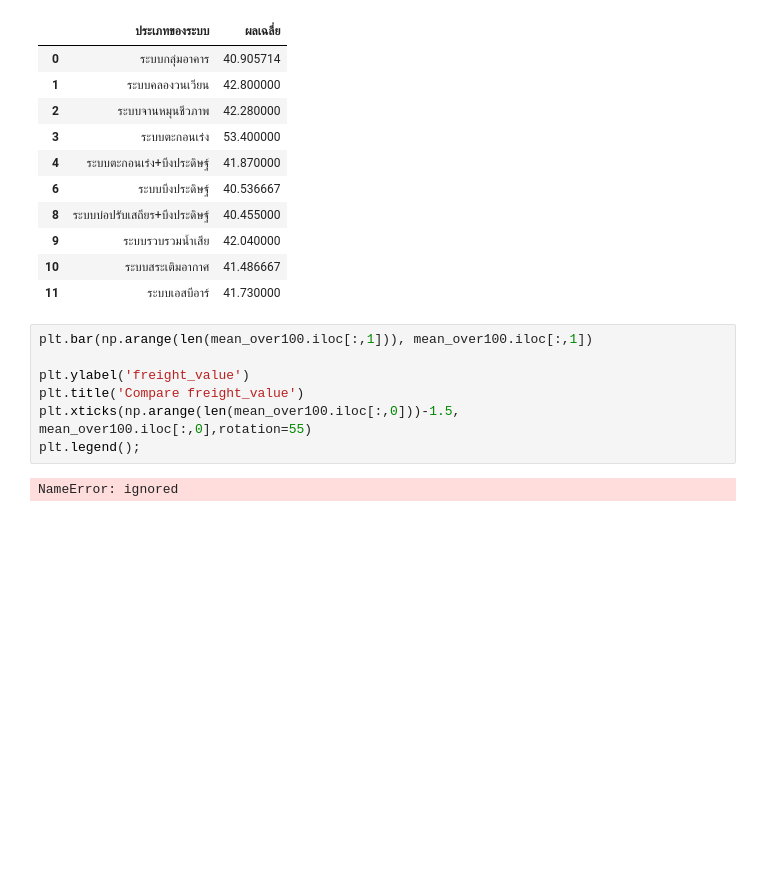
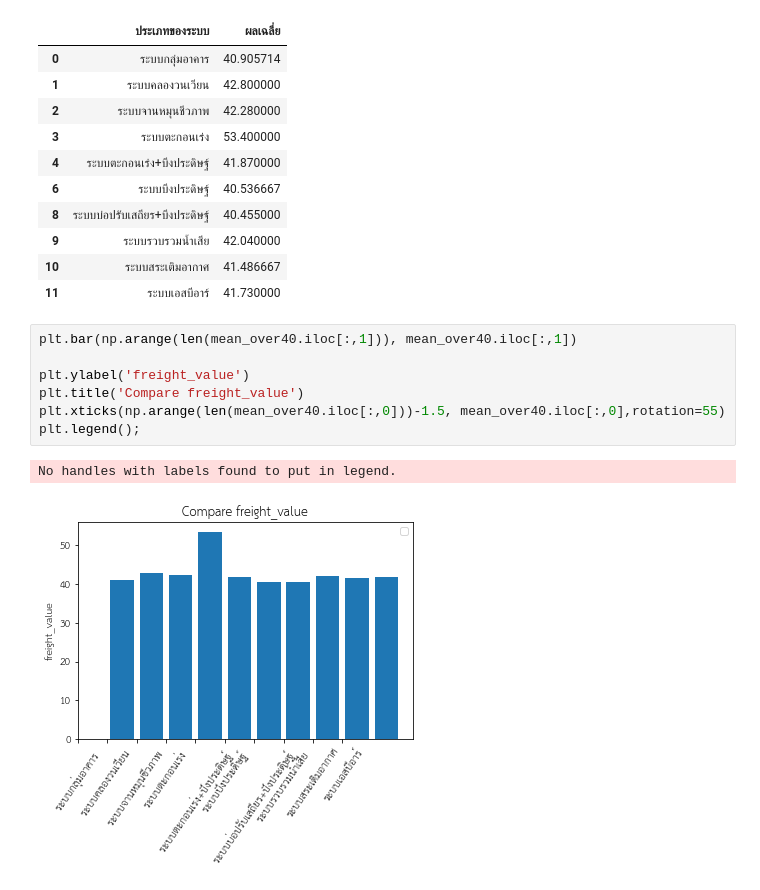
Before and after one commit to chalarm1405/DWDM21_, a Jupyter notebook: Project for Group.ipynb, the cells around one changed output. Drawn from its saved outputs; the diff is of its cells as text; blank space fills up the shorter version.

```diff
--- a/Project for Group.ipynb
+++ b/Project for Group.ipynb
@@ -953,14 +936,15 @@ mean_over40
 | 10 | ระบบสระเติมอากาศ | 41.486667 |
 | 11 | ระบบเอสบีอาร์ | 41.730000 |
 # %%
-plt.bar(np.arange(len(mean_over100.iloc[:,1])), mean_over100.iloc[:,1])
+plt.bar(np.arange(len(mean_over40.iloc[:,1])), mean_over40.iloc[:,1])
 
 plt.ylabel('freight_value')
 plt.title('Compare freight_value')
-plt.xticks(np.arange(len(mean_over100.iloc[:,0]))-1.5, mean_over100.iloc[:,0],rotation=55)
+plt.xticks(np.arange(len(mean_over40.iloc[:,0]))-1.5, mean_over40.iloc[:,0],rotation=55)
 plt.legend();
 # %% [output]
-NameError: ignored
+No handles with labels found to put in legend.
+[figure, added]
 # %%
 plt.scatter(range(len(data_1['ประเภทของระบบ'])),data_1['ผลเฉลี่ย'],s=100,c='B')
 plt.xlabel('The number of Agricultural')
```
Also changed, not shown: parts of 22 cells of this notebook.
